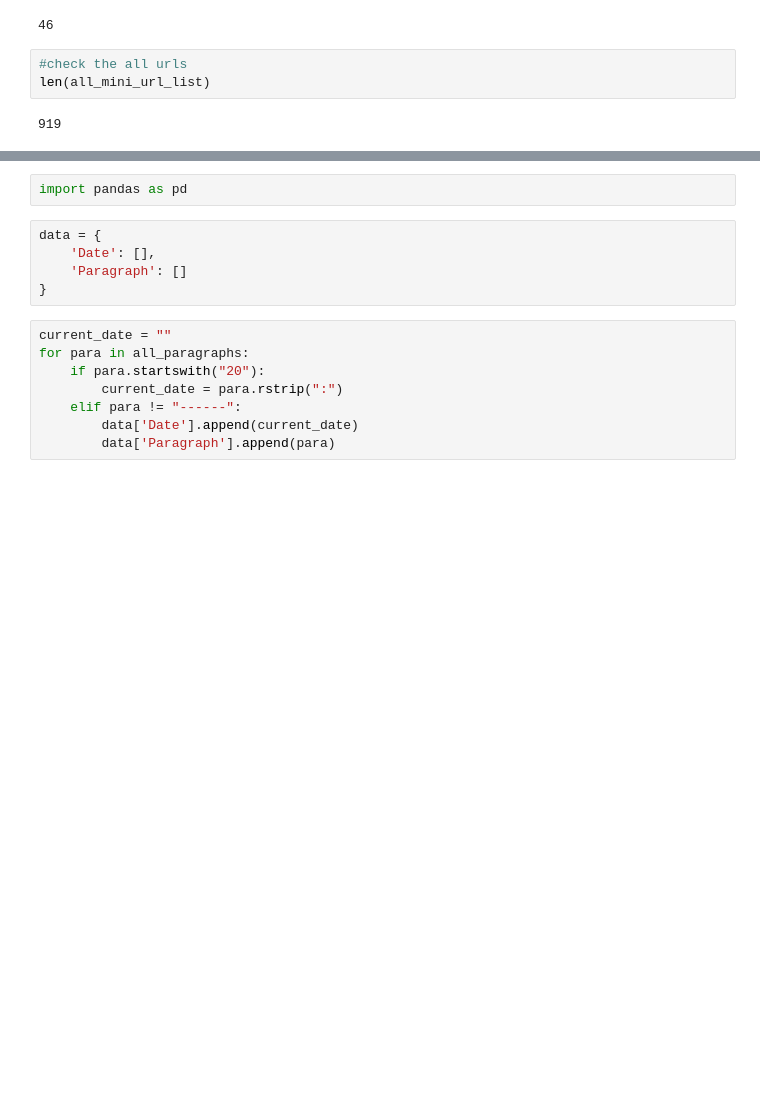
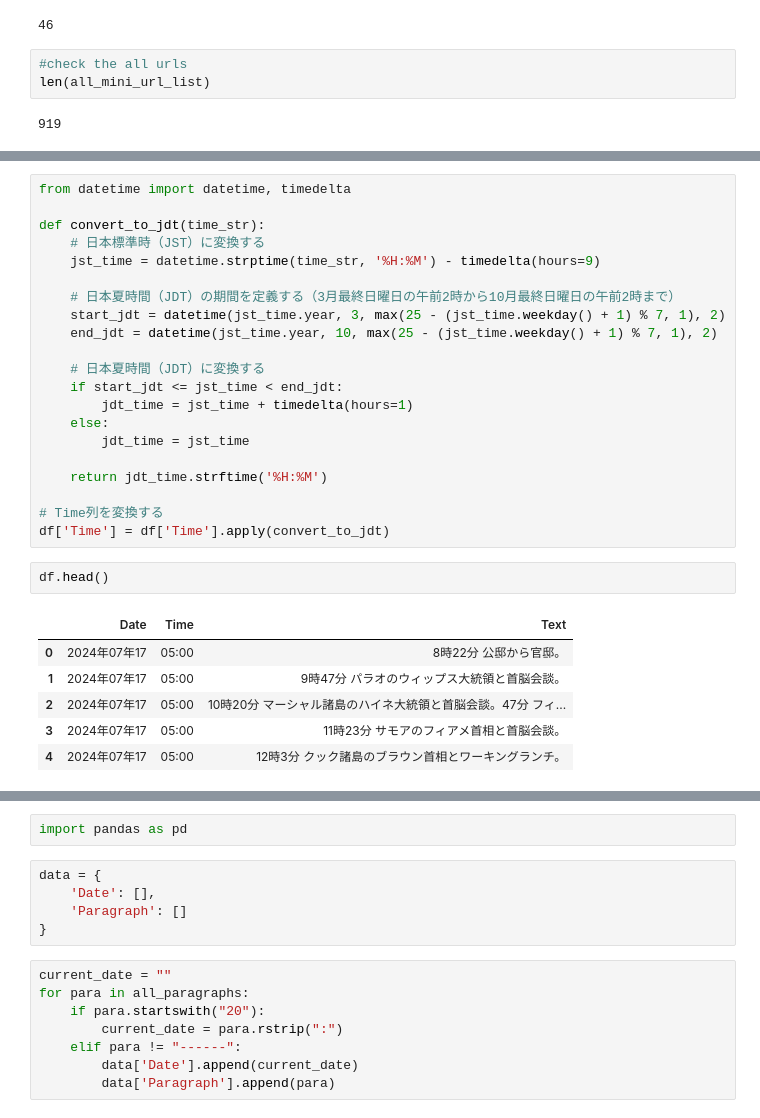
Before and after one commit to riyonakasaka/Project_2, a Jupyter notebook: notebook/scrapping.ipynb, the cells around one changed output, grey strips where cells are left out. Saved outputs shown, nothing was run; the diff lists cells and outputs as text; blank space fills up the shorter version.

```diff
--- a/notebook/scrapping.ipynb
+++ b/notebook/scrapping.ipynb
@@ -167,3 +159,33 @@ for para in all_paragraphs:
+# %%
+from datetime import datetime, timedelta
+
+def convert_to_jdt(time_str):
+    # 日本標準時（JST）に変換する
+    jst_time = datetime.strptime(time_str, '%H:%M') - timedelta(hours=9)
+
+    # 日本夏時間（JDT）の期間を定義する（3月最終日曜日の午前2時から10月最終日曜日の午前2時まで）
+    start_jdt = datetime(jst_time.year, 3, max(25 - (jst_time.weekday() + 1) % 7, 1), 2)
+    end_jdt = datetime(jst_time.year, 10, max(25 - (jst_time.weekday() + 1) % 7, 1), 2)
+
+    # 日本夏時間（JDT）に変換する
+    if start_jdt <= jst_time < end_jdt:
+        jdt_time = jst_time + timedelta(hours=1)
+    else:
+        jdt_time = jst_time
+
+    return jdt_time.strftime('%H:%M')
+
+# Time列を変換する
+df['Time'] = df['Time'].apply(convert_to_jdt)
+# %%
+df.head()
+# %% [output]
+|  | Date | Time | Text |
+| 0 | 2024年07年17 | 05:00 | 8時22分 公邸から官邸。 |
+| 1 | 2024年07年17 | 05:00 | 9時47分 パラオのウィップス大統領と首脳会談。 |
+| 2 | 2024年07年17 | 05:00 | 10時20分 マーシャル諸島のハイネ大統領と首脳会談。47分 フィ... |
+| 3 | 2024年07年17 | 05:00 | 11時23分 サモアのフィアメ首相と首脳会談。 |
+| 4 | 2024年07年17 | 05:00 | 12時3分 クック諸島のブラウン首相とワーキングランチ。 |
 # %%
 #to put into the df
 
```
Also changed, not shown: parts of 6 cells of this notebook.
